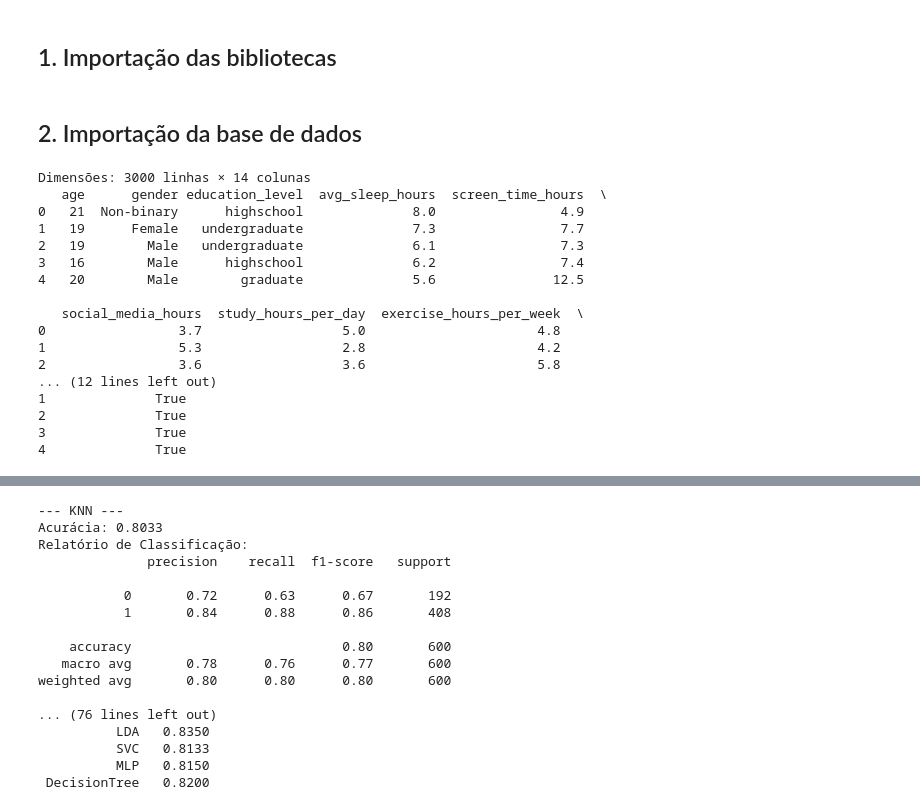
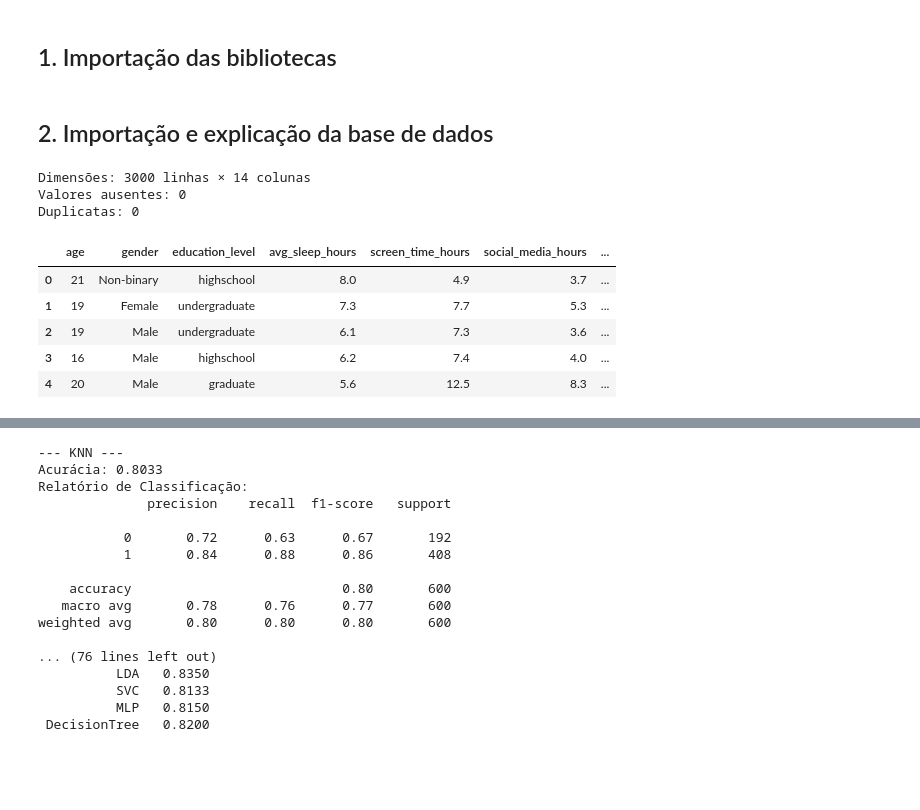
Before and after one commit to BrunuCosta/students_GPA_regression, a Jupyter notebook: students_burnout.ipynb, the cells around one changed output, grey strips where cells are left out. Cells and saved outputs as stored; diff of their text form; code cells hidden in the pictures; blank space fills up the shorter version.

```diff
--- a/students_burnout.ipynb
+++ b/students_burnout.ipynb
@@ -14,26 +32,27 @@ import seaborn as sns
 # %% [markdown]
-## 2. Importação da base de dados
+## 2. Importação e explicação da base de dados
 # %%
 dataset = pd.read_csv('student_sleep_mental_health_2026.csv')
+
+# Removendo coluna de indice
 dataset.drop(columns=['student_id'], inplace=True)
+
+# Formatação da coluna para evitar erros por de espaço
 dataset['education_level'] = dataset['education_level'].str.replace(' ', '').str.lower()
+
 print(f'Dimensões: {dataset.shape[0]} linhas × {dataset.shape[1]} colunas')
-print(dataset.head(5))
+
+# Verificação de dados nulos ou duplicados
+print(f'Valores ausentes: {dataset.isna().sum().sum()}')
+print(f'Duplicatas: {dataset.duplicated().sum()}')
+dataset.head()
 # %% [output]
 Dimensões: 3000 linhas × 14 colunas
-   age      gender education_level  avg_sleep_hours  screen_time_hours  \
-0   21  Non-binary      highschool              8.0                4.9
-1   19      Female   undergraduate              7.3                7.7
-2   19        Male   undergraduate              6.1                7.3
-3   16        Male      highschool              6.2                7.4
-4   20        Male        graduate              5.6               12.5
-
-   social_media_hours  study_hours_per_day  exercise_hours_per_week  \
-0                 3.7                  5.0                      4.8
-1                 5.3                  2.8                      4.2
-2                 3.6                  3.6                      5.8
-... (12 lines left out)
-1              True
-2              True
-3              True
-4              True
+Valores ausentes: 0
+Duplicatas: 0
+|  | age | gender | education_level | avg_sleep_hours | screen_time_hours | social_media_hours | ... |
+| 0 | 21 | Non-binary | highschool | 8.0 | 4.9 | 3.7 | ... |
+| 1 | 19 | Female | undergraduate | 7.3 | 7.7 | 5.3 | ... |
+| 2 | 19 | Male | undergraduate | 6.1 | 7.3 | 3.6 | ... |
+| 3 | 16 | Male | highschool | 6.2 | 7.4 | 4.0 | ... |
+| 4 | 20 | Male | graduate | 5.6 | 12.5 | 8.3 | ... |
```
Also changed, not shown: parts of 28 cells of this notebook.
